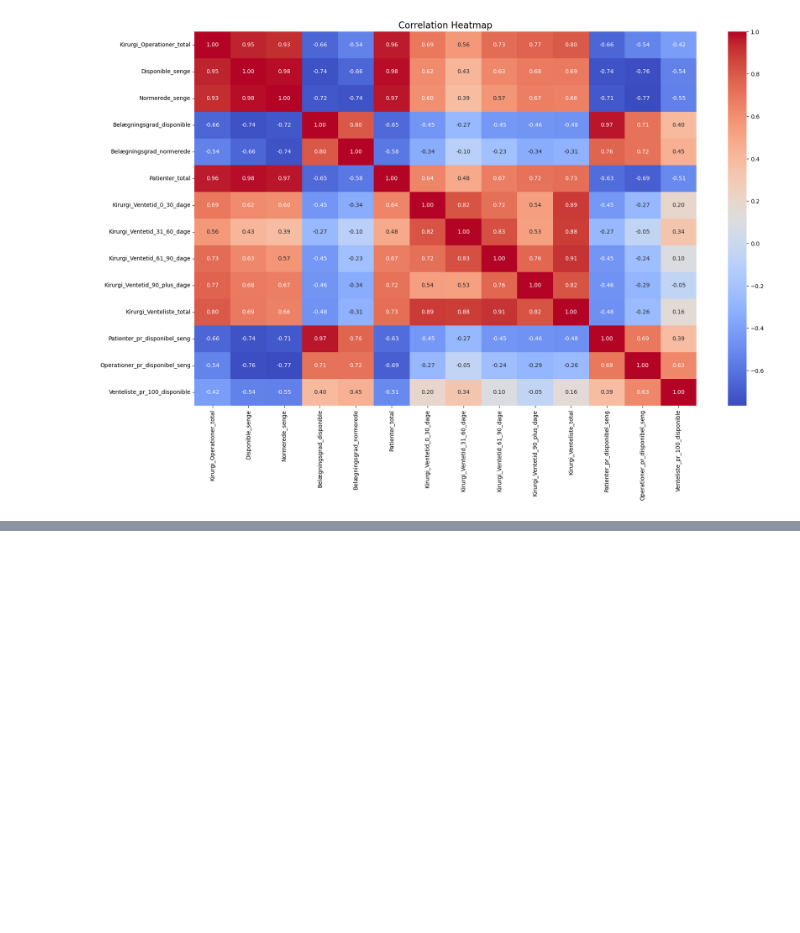
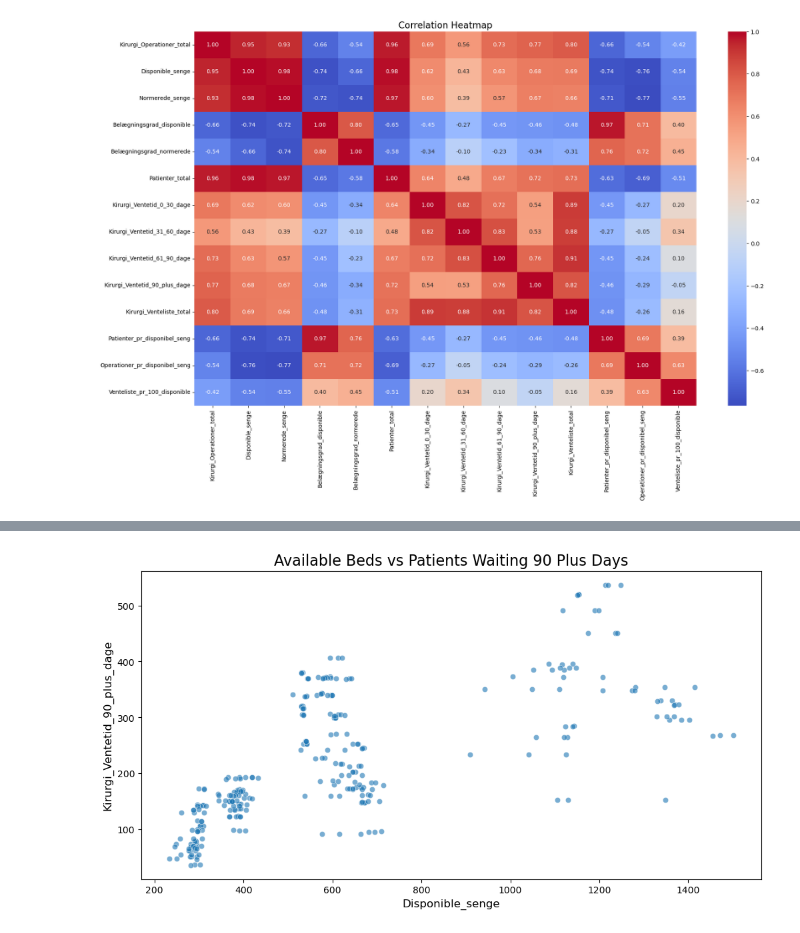
Before and after one commit to AerrowV/bi_assignments, a Jupyter notebook: EXAM/notebooks/hospital_capacity_for_surgery.ipynb, the cells around one changed output, grey strips where cells are left out. Cells and saved outputs as stored; diff of their text form; code cells hidden in the pictures; blank space fills up the shorter version.

```diff
--- a/EXAM/notebooks/hospital_capacity_for_surgery.ipynb
+++ b/EXAM/notebooks/hospital_capacity_for_surgery.ipynb
@@ -343,0 +370,4 @@ plot_hosp_heatmap(all_kir_cleaned)
+# %%
+plot_hosp_scatter(all_kir_cleaned, title = "Available Beds vs Patients Waiting 90 Plus Days", x_col = "Disponible_senge", y_col = "Kirurgi_Ventetid_90_plus_dage")
+# %% [output]
+[figure, added]
```
Also changed, not shown: parts of 29 cells of this notebook, 3 other files.
